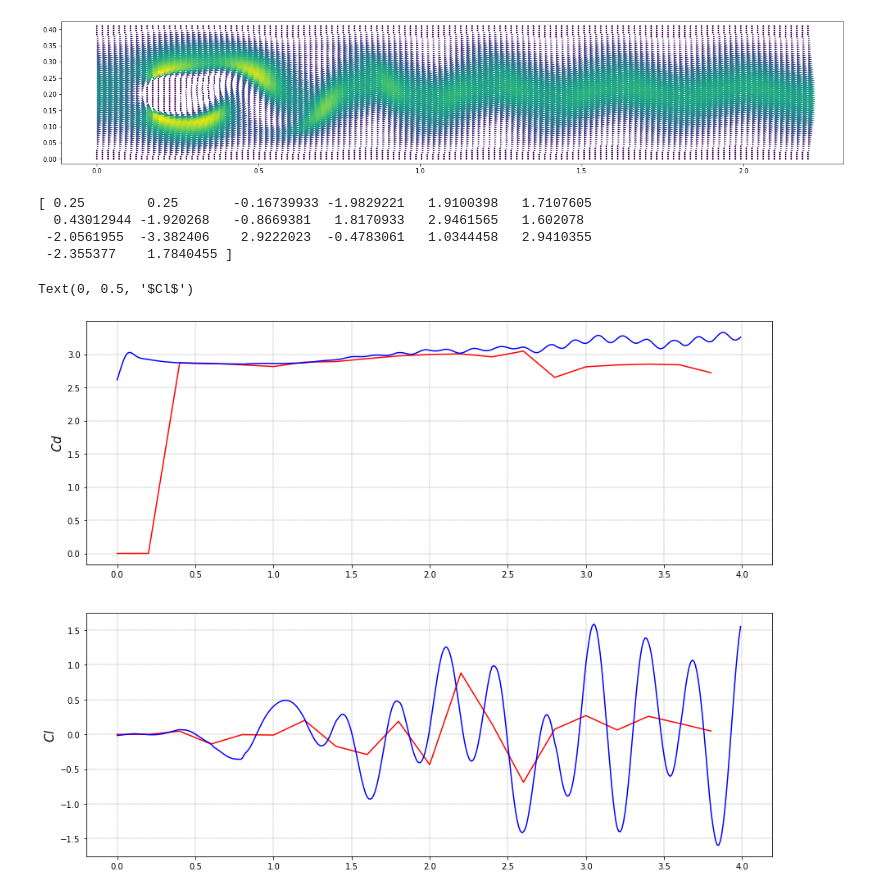
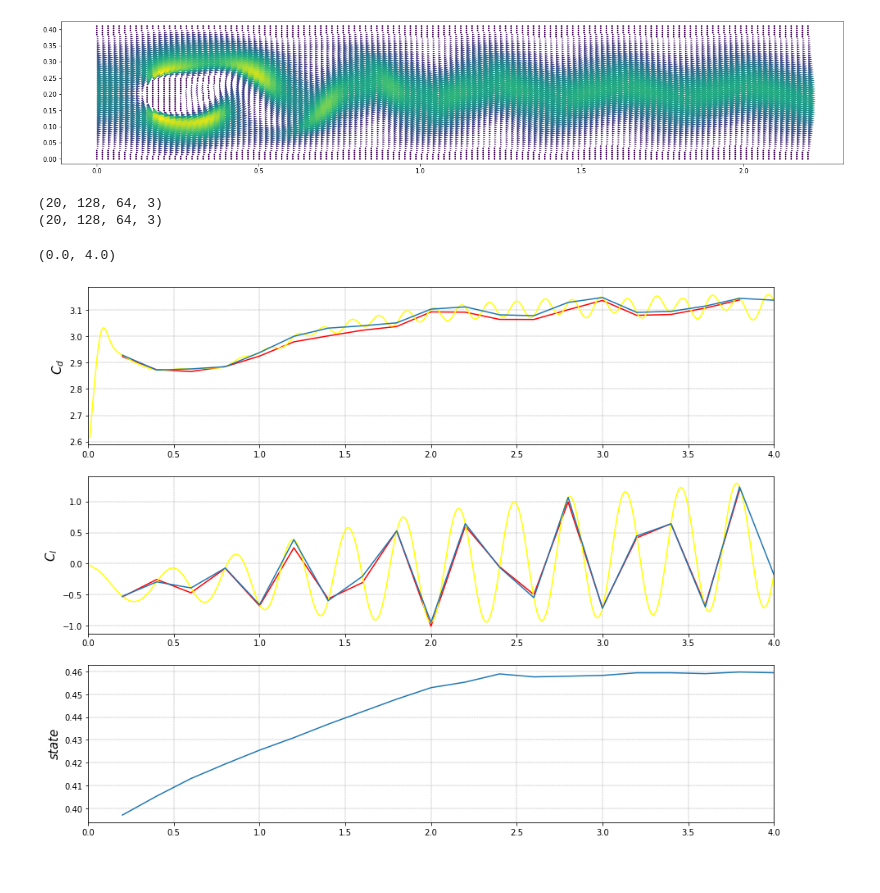
Before and after one commit to AsamaKiseto/Cylinder_Env, a Jupyter notebook: nse/4_nse_test.ipynb, the cells around one changed output. Cells and saved outputs as stored; diff of their text form; code cells hidden in the pictures.

```diff
--- a/nse/4_nse_test.ipynb
+++ b/nse/4_nse_test.ipynb
@@ -698,38 +698,47 @@ end
 [figure]
 # %%
 # load_data
-data, Cd, Cl, ang_vel, Cd_nn, Cl_nn = torch.load('data/phase2_data_test', map_location=lambda storage, loc: storage)
-logs = torch.load('logs/phase2_logs_test', map_location=lambda storage, loc: storage)
-# Cd_nn = logs['Cd_nn'][-1].detach().numpy()
-# Cl_nn = logs['Cl_nn'][-1].detach().numpy()
-print(ang_vel)
+obs, Cd, Cl, obs_nn, Cd_nn, Cl_nn = torch.load('logs/phase1_env_logs', map_location=lambda storage, loc: storage)
 
-nt = data.shape[0]-1
+t_start = 1
+nt = 400
 
 plt.figure(figsize=(15, 12))
 
-ax1 = plt.subplot2grid((2, 2), (0, 0), colspan=2)
-ax2 = plt.subplot2grid((2, 2), (1, 0), colspan=2)
+ax1 = plt.subplot2grid((3, 2), (0, 0), colspan=2)
+ax2 = plt.subplot2grid((3, 2), (1, 0), colspan=2)
+ax3 = plt.subplot2grid((3, 2), (2, 0), colspan=2)
 
-t = np.arange(nt) * 0.01
-t_nn = np.arange(nt//20) * 0.2
+t = (np.arange(nt) + 1) * 0.01
+t_nn = (np.arange(nt//20) + 1) * 0.2
 
-ax1.plot(t_nn, Cd_nn, color='red')
-ax1.plot(t, Cd, color='blue')
+ax1.plot(t_nn[:-1], Cd_nn[t_start:], color='red')
+ax1.plot(t, Cd, color='yellow')
+ax1.plot(t_nn, Cd[19::20])
 ax1.grid(True, lw=0.4, ls="--", c=".50")
-ax1.set_ylabel(r"$Cd$", fontsize=15)
-# ax1.set_xlim(0, 1000)
+ax1.set_ylabel(r"$C_d$", fontsize=15)
+ax1.set_xlim(0, 4)
 
-ax2.plot(t_nn, Cl_nn, color='red')
-ax2.plot(t, Cl, color='blue')
+ax2.plot(t_nn[:-1], Cl_nn[t_start:], color='red')
+ax2.plot(t, Cl, color='yellow')
+ax2.plot(t_nn, Cl[19::20])
 ax2.grid(True, lw=0.4, ls="--", c=".50")
-ax2.set_ylabel(r"$Cl$", fontsize=15)
-# ax2.set_xlim(0, 1000)
+ax2.set_ylabel(r"$C_l$", fontsize=15)
+ax2.set_xlim(0, 4)
+
+obs_sps = obs[::20][1:][...,2:]
+print(obs_sps.shape)
+obs_nn = obs_nn.detach().numpy()
+print(obs_nn.shape)
+obs_var = obs_sps - obs_nn
+obs_var = np.mean((obs_var.reshape(20, -1)**2), 1)
+ax3.plot(t_nn, obs_var)
+ax3.grid(True, lw=0.4, ls="--", c=".50")
+ax3.set_ylabel(r"$state$", fontsize=15)
+ax3.set_xlim(0, 4)
 # %% [output]
-[ 0.25        0.25       -0.16739933 -1.9829221   1.9100398   1.7107605
-  0.43012944 -1.920268   -0.8669381   1.8170933   2.9461565   1.602078
- -2.0561955  -3.382406    2.9222023  -0.4783061   1.0344458   2.9410355
- -2.355377    1.7840455 ]
+(20, 128, 64, 3)
+(20, 128, 64, 3)
-Text(0, 0.5, '$Cl$')
+(0.0, 4.0)
-[figure, old version]
+[figure, new version]
 # %%
```
Also changed, not shown: parts of 1 cell of this notebook, 4 other files.
